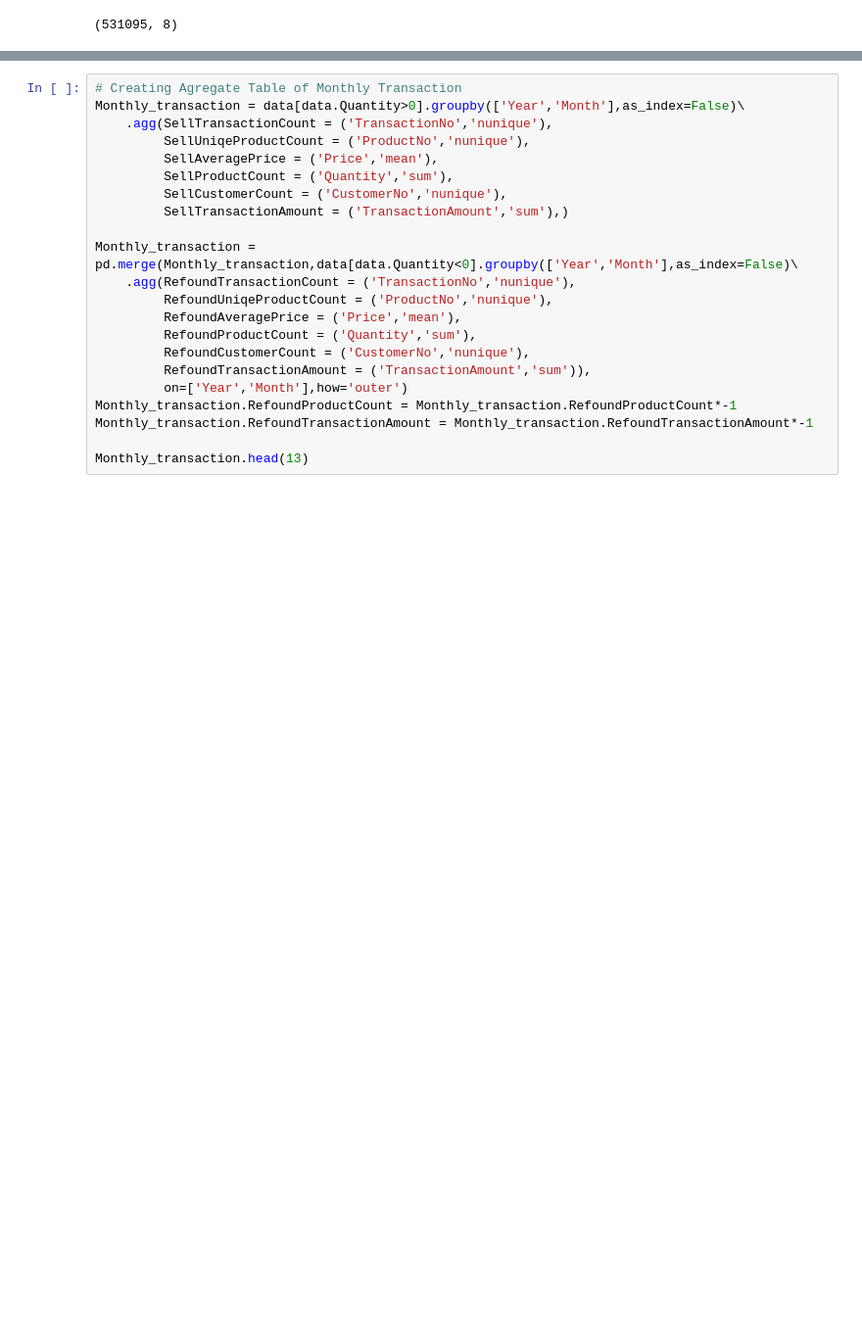
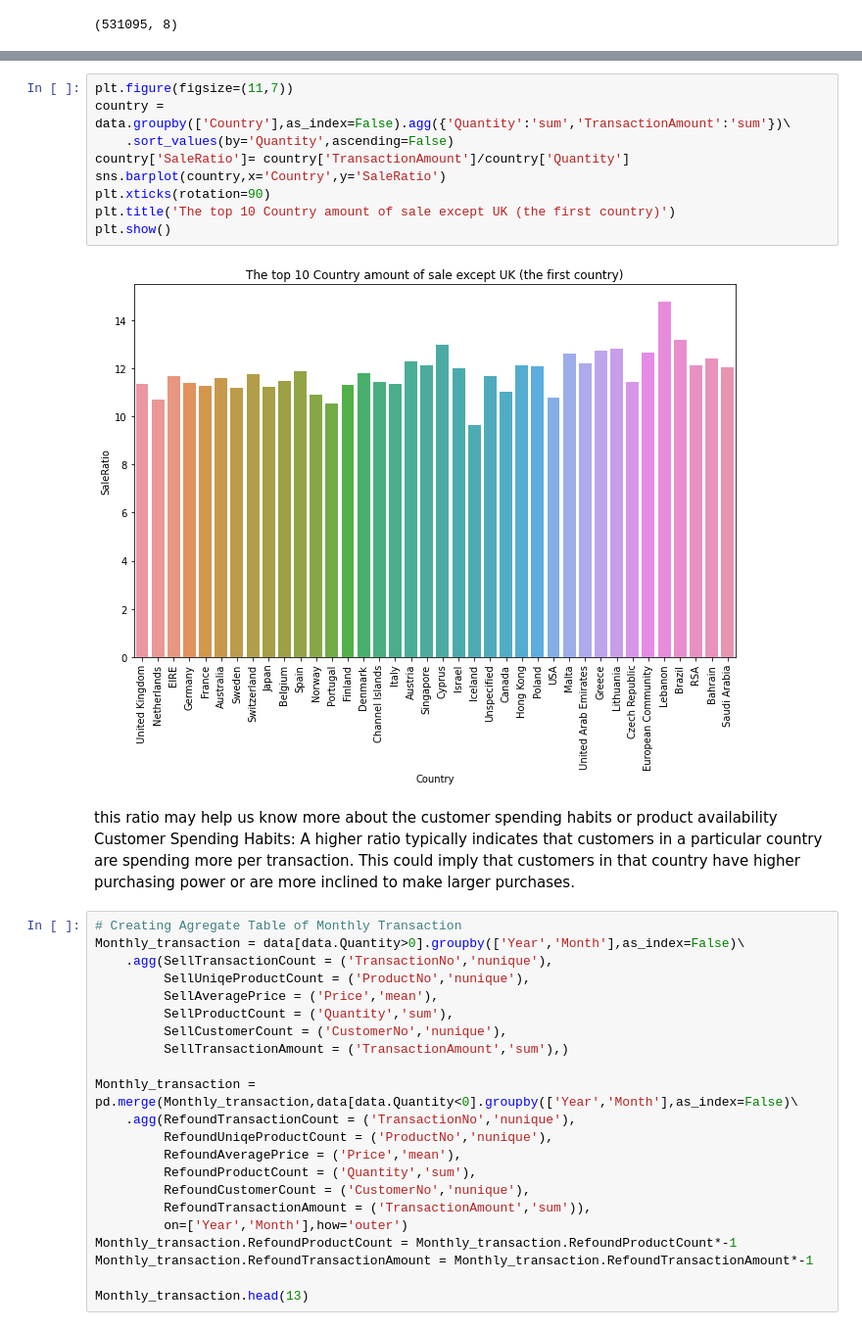
Before and after one commit to alipourmotlagh/E-commerce-Business-Transaction, a Jupyter notebook: product-analytics-e-commerce-business-transaction.ipynb, the cells around one changed output, grey strips where cells are left out. Shown at 98% size. Saved outputs shown, nothing was run; the diff lists cells and outputs as text; blank space fills up the shorter version.

```diff
--- a/product-analytics-e-commerce-business-transaction.ipynb
+++ b/product-analytics-e-commerce-business-transaction.ipynb
@@ -136,3 +143,17 @@ data[(data['Quantity']>0)
+# %%
+plt.figure(figsize=(11,7))
+country = data.groupby(['Country'],as_index=False).agg({'Quantity':'sum','TransactionAmount':'sum'})\
+    .sort_values(by='Quantity',ascending=False)
+country['SaleRatio']= country['TransactionAmount']/country['Quantity']
+sns.barplot(country,x='Country',y='SaleRatio')
+plt.xticks(rotation=90)
+plt.title('The top 10 Country amount of sale except UK (the first country)')
+plt.show()
+# %% [output]
+[figure, added]
+# %% [markdown]
+this ratio may help us know more about the customer spending habits or product availability<br>
+Customer Spending Habits: A higher ratio typically indicates that customers in a particular country are spending more per transaction. This could imply that customers in that country have higher purchasing power or are more inclined to make larger purchases.
 # %%
 # Creating Agregate Table of Monthly Transaction
 Monthly_transaction = data[data.Quantity>0].groupby(['Year','Month'],as_index=False)\
```
Also changed, not shown: parts of 5 cells of this notebook.
